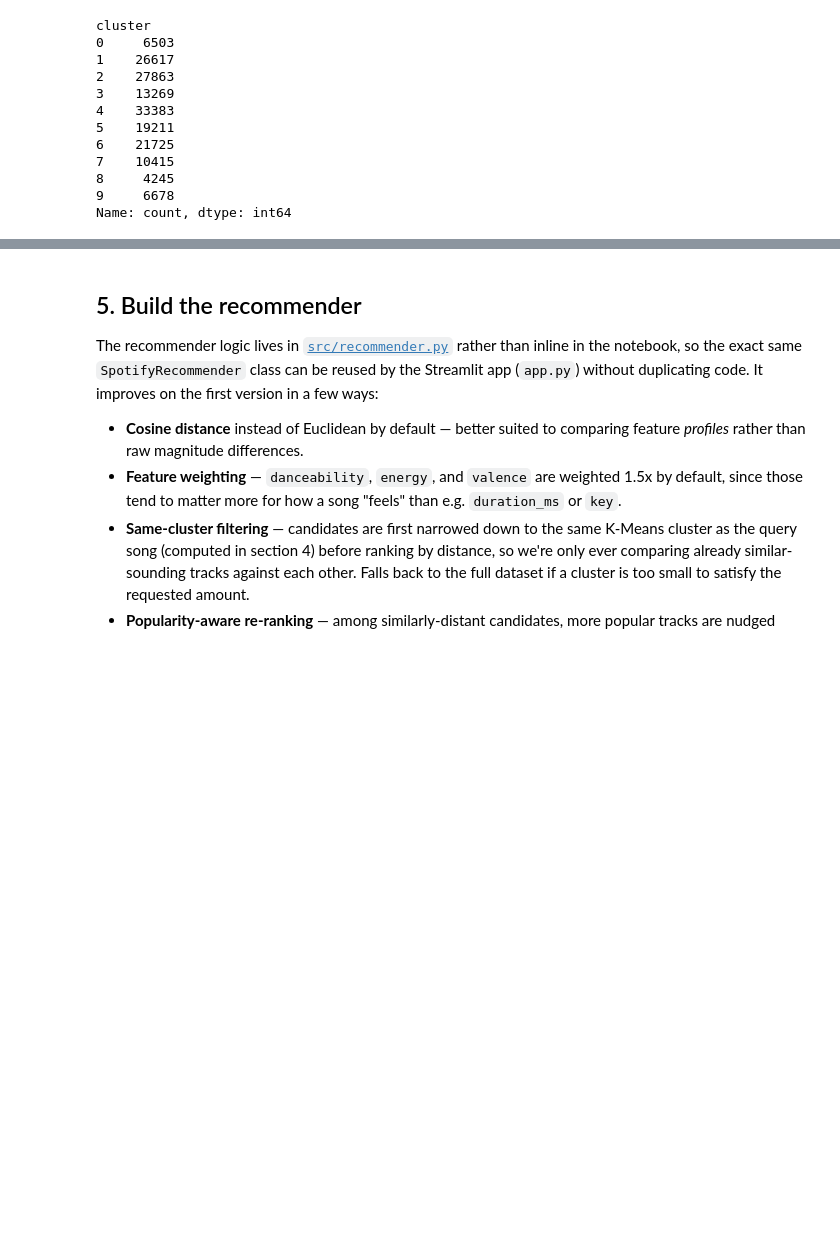
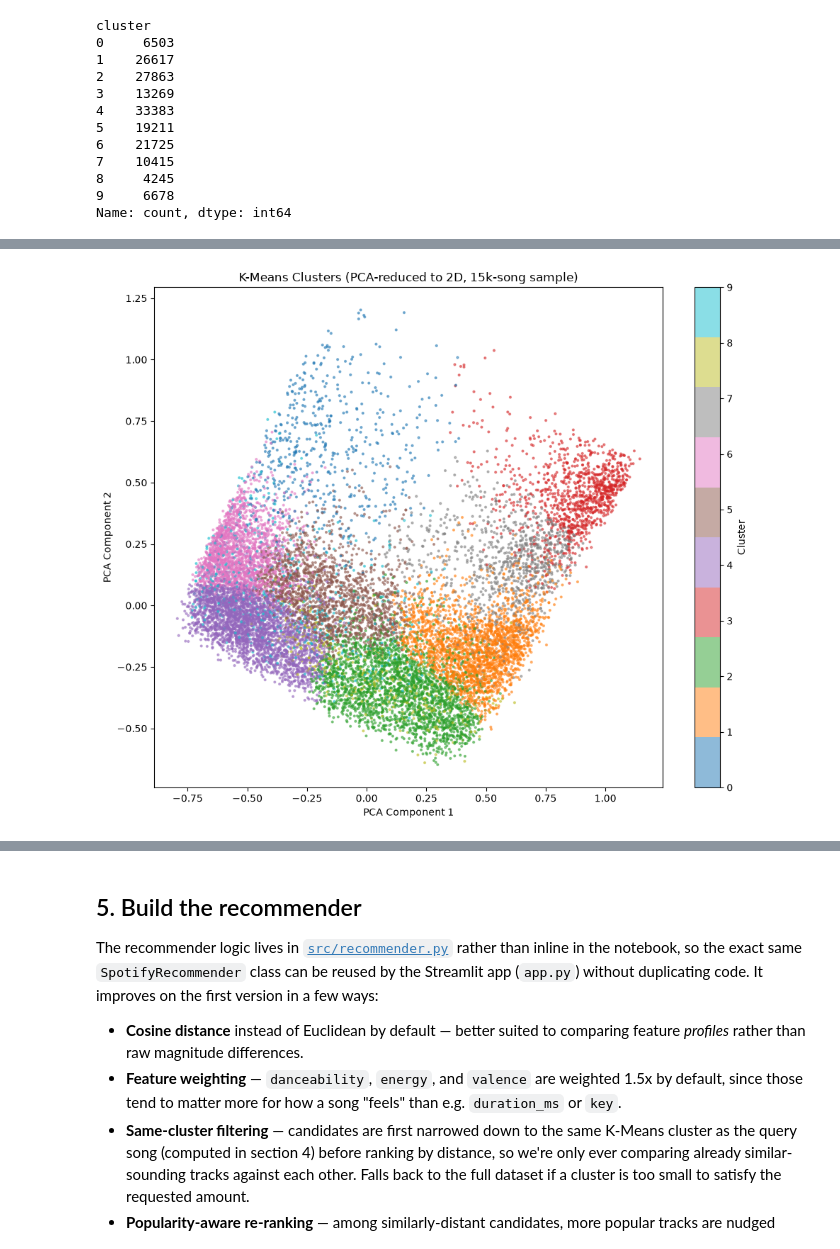
Before and after one commit to amunshi10/Spotify_Recommendation_Feature, a Jupyter notebook: notebooks/spotify_recommender.ipynb, the cells around one changed output, grey strips where cells are left out. Cells and saved outputs as stored; diff of their text form; code cells hidden in the pictures; blank space fills up the shorter version.

```diff
--- a/notebooks/spotify_recommender.ipynb
+++ b/notebooks/spotify_recommender.ipynb
@@ -132,0 +152,20 @@ Name: count, dtype: int64
+# %%
+from sklearn.decomposition import PCA
+
+pca = PCA(n_components=2, random_state=42)
+pca.fit(data[feature_cols])
+
+sample = data.sample(15000, random_state=42)
+coords = pca.transform(sample[feature_cols])
+
+plt.figure(figsize=(10, 8))
+scatter = plt.scatter(coords[:, 0], coords[:, 1], c=sample['cluster'], cmap='tab10', s=4, alpha=0.5)
+plt.xlabel('PCA Component 1')
+plt.ylabel('PCA Component 2')
+plt.title('K-Means Clusters (PCA-reduced to 2D, 15k-song sample)')
+plt.colorbar(scatter, label='Cluster')
+plt.tight_layout()
+plt.savefig('../outputs/cluster_pca.png')
+plt.show()
+# %% [output]
+[figure, added]
```
Also changed, not shown: parts of 6 cells of this notebook, 4 other files.
